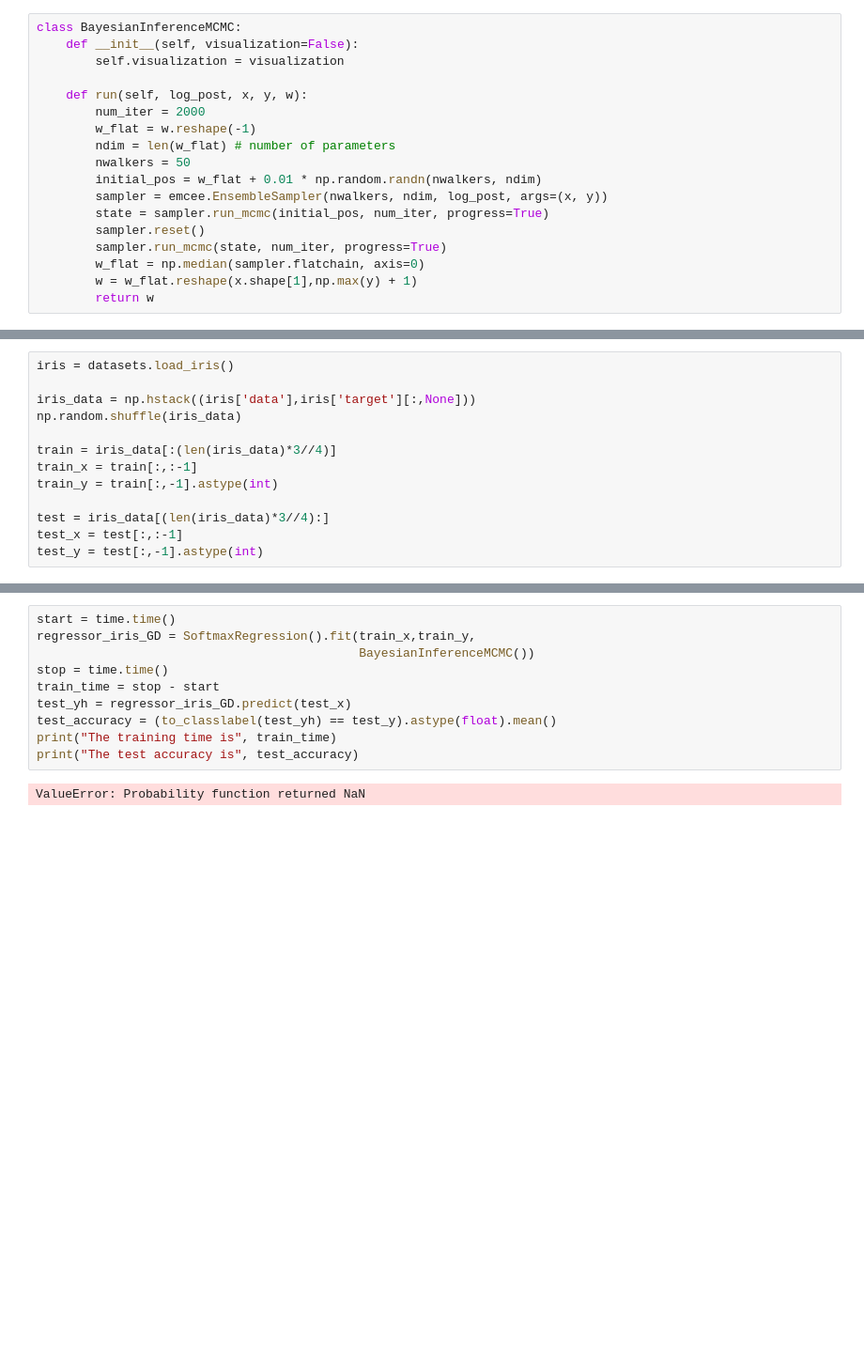
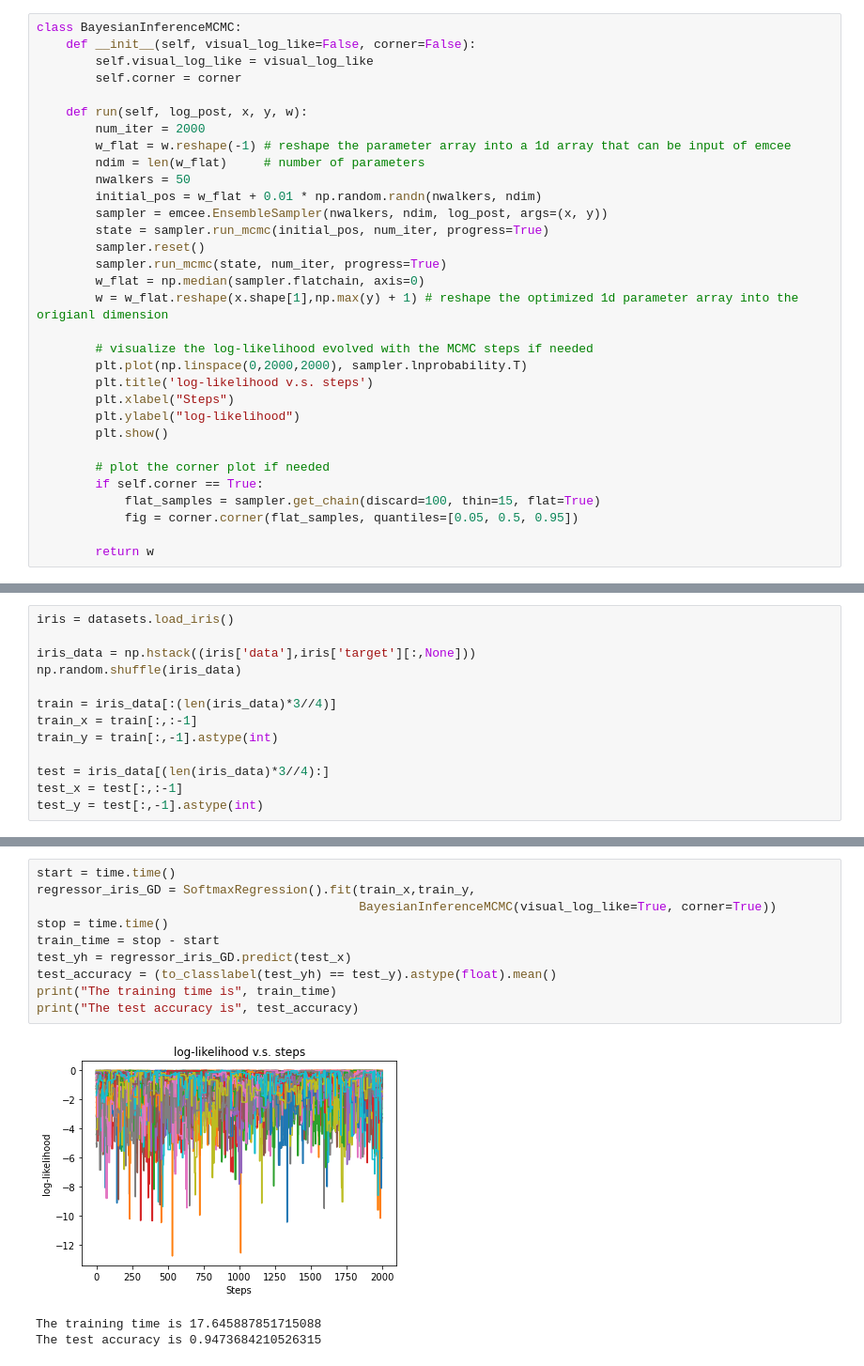
Before and after one commit to Foo2000/Optimizing-Softmax-Regression-with-MCMC, a Jupyter notebook: Optimizing_Softmax_Regression_with_MCMC.ipynb, the cells around one changed output, grey strips where cells are left out. Shown at 94% size. Cells and saved outputs as stored; diff of their text form; blank space fills up the shorter version.

Commit message:
MCMC optimizer is finished

```diff
--- a/Optimizing_Softmax_Regression_with_MCMC.ipynb
+++ b/Optimizing_Softmax_Regression_with_MCMC.ipynb
@@ -77,13 +80,14 @@ def to_classlabel(z):                                   # convert the output cla
 ## Optimizer 1: Bayesian inference with MCMC
 # %%
 class BayesianInferenceMCMC:
-    def __init__(self, visualization=False):
-        self.visualization = visualization
+    def __init__(self, visual_log_like=False, corner=False):
+        self.visual_log_like = visual_log_like
+        self.corner = corner
 
     def run(self, log_post, x, y, w):
         num_iter = 2000
-        w_flat = w.reshape(-1)
-        ndim = len(w_flat) # number of parameters
+        w_flat = w.reshape(-1) # reshape the parameter array into a 1d array that can be input of emcee
+        ndim = len(w_flat)     # number of parameters
         nwalkers = 50
         initial_pos = w_flat + 0.01 * np.random.randn(nwalkers, ndim)
         sampler = emcee.EnsembleSampler(nwalkers, ndim, log_post, args=(x, y))
@@ -91,7 +95,20 @@ class BayesianInferenceMCMC:
         sampler.reset()
         sampler.run_mcmc(state, num_iter, progress=True)
         w_flat = np.median(sampler.flatchain, axis=0)
-        w = w_flat.reshape(x.shape[1],np.max(y) + 1)
+        w = w_flat.reshape(x.shape[1],np.max(y) + 1) # reshape the optimized 1d parameter array into the origianl dimension
+
+        # visualize the log-likelihood evolved with the MCMC steps if needed
+        plt.plot(np.linspace(0,2000,2000), sampler.lnprobability.T)
+        plt.title('log-likelihood v.s. steps')
+        plt.xlabel("Steps")
+        plt.ylabel("log-likelihood")
+        plt.show()
+
+        # plot the corner plot if needed
+        if self.corner == True:
+            flat_samples = sampler.get_chain(discard=100, thin=15, flat=True)
+            fig = corner.corner(flat_samples, quantiles=[0.05, 0.5, 0.95])
+
         return w
 # %% [markdown]
 ## Optimizer 2: Gradient Descent (for comparison)
@@ -183,12 +200,14 @@ The test accuracy is 1.0
 # %%
 start = time.time()
 regressor_iris_GD = SoftmaxRegression().fit(train_x,train_y,
-                                            BayesianInferenceMCMC())
+                                            BayesianInferenceMCMC(visual_log_like=True, corner=True))
 stop = time.time()
 train_time = stop - start
 test_yh = regressor_iris_GD.predict(test_x)
 test_accuracy = (to_classlabel(test_yh) == test_y).astype(float).mean()
 print("The training time is", train_time)
 print("The test accuracy is", test_accuracy)
 # %% [output]
+[figure, added]
-ValueError: Probability function returned NaN
+The training time is 17.645887851715088
+The test accuracy is 0.9473684210526315
```
Also changed, not shown: parts of 5 cells of this notebook.
